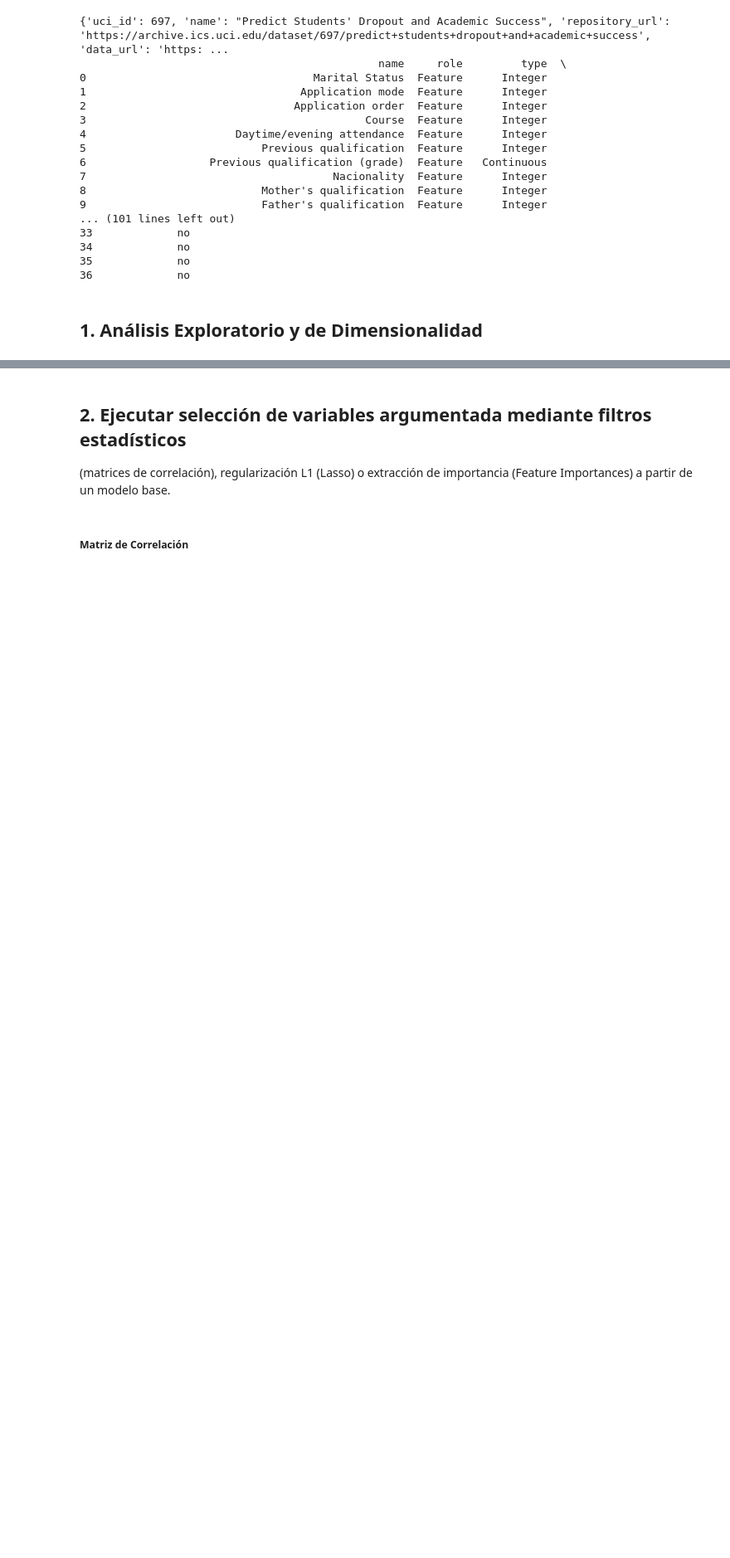
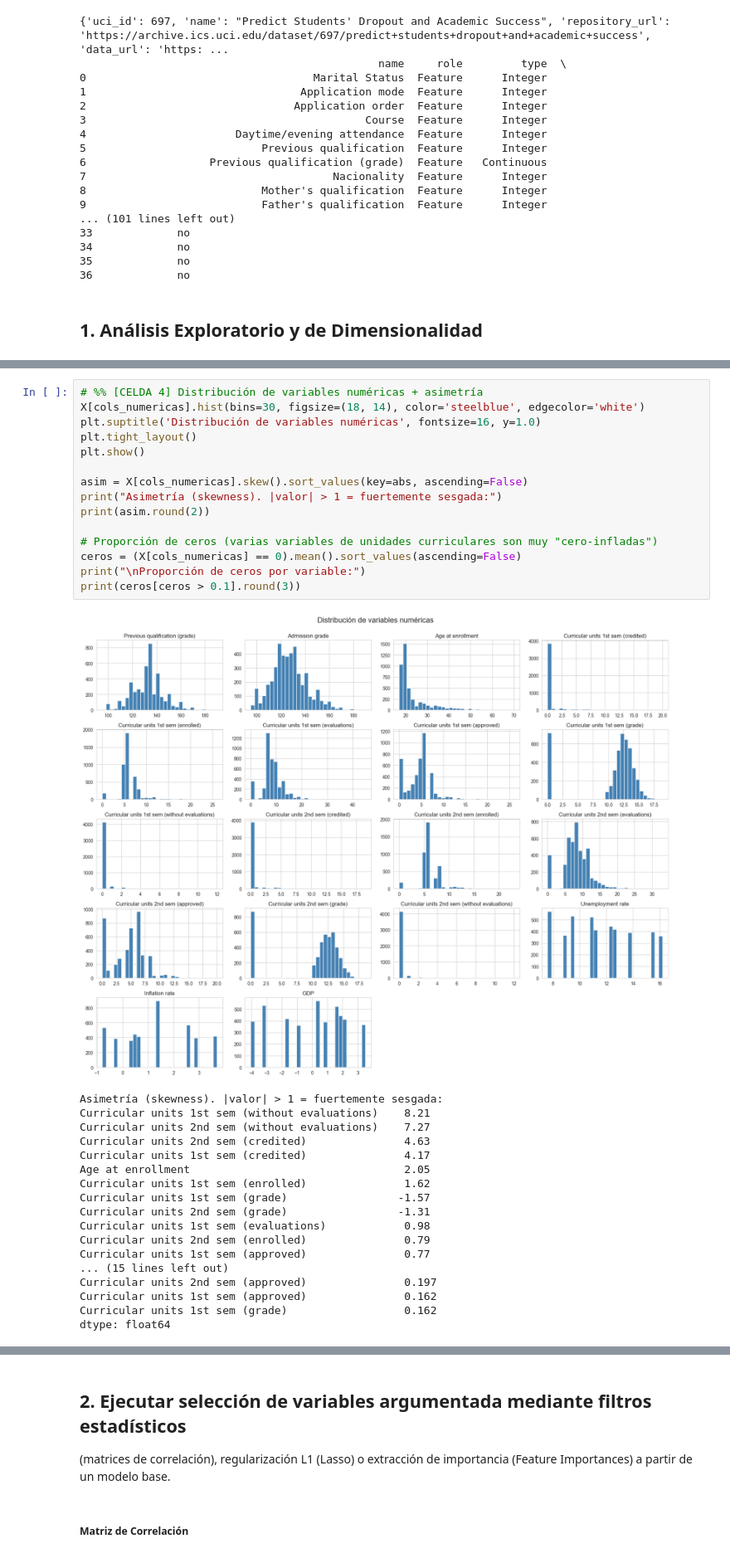
Before and after one commit to DieCs2806/Proyecto-T-cnicas-de-Aprendizaje-de-Maquina, a Jupyter notebook: Proyecto1.ipynb, the cells around one changed output, grey strips where cells are left out. Shown at 83% size. Cells and saved outputs as stored; diff of their text form; blank space fills up the shorter version.

```diff
--- a/Proyecto1.ipynb
+++ b/Proyecto1.ipynb
@@ -179,0 +216,34 @@ print(f"Total: {len(cols_binarias)+len(cols_nominales)+len(cols_ordinales)+len(c
+# %%
+# %% [CELDA 4] Distribución de variables numéricas + asimetría
+X[cols_numericas].hist(bins=30, figsize=(18, 14), color='steelblue', edgecolor='white')
+plt.suptitle('Distribución de variables numéricas', fontsize=16, y=1.0)
+plt.tight_layout()
+plt.show()
+
+asim = X[cols_numericas].skew().sort_values(key=abs, ascending=False)
+print("Asimetría (skewness). |valor| > 1 = fuertemente sesgada:")
+print(asim.round(2))
+
+# Proporción de ceros (varias variables de unidades curriculares son muy "cero-infladas")
+ceros = (X[cols_numericas] == 0).mean().sort_values(ascending=False)
+print("\nProporción de ceros por variable:")
+print(ceros[ceros > 0.1].round(3))
+# %% [output]
+[figure, added]
+Asimetría (skewness). |valor| > 1 = fuertemente sesgada:
+Curricular units 1st sem (without evaluations)    8.21
+Curricular units 2nd sem (without evaluations)    7.27
+Curricular units 2nd sem (credited)               4.63
+Curricular units 1st sem (credited)               4.17
+Age at enrollment                                 2.05
+Curricular units 1st sem (enrolled)               1.62
+Curricular units 1st sem (grade)                 -1.57
+Curricular units 2nd sem (grade)                 -1.31
+Curricular units 1st sem (evaluations)            0.98
+Curricular units 2nd sem (enrolled)               0.79
+Curricular units 1st sem (approved)               0.77
+... (15 lines left out)
+Curricular units 2nd sem (approved)               0.197
+Curricular units 1st sem (approved)               0.162
+Curricular units 1st sem (grade)                  0.162
+dtype: float64
```
Also changed, not shown: parts of 11 cells of this notebook.
